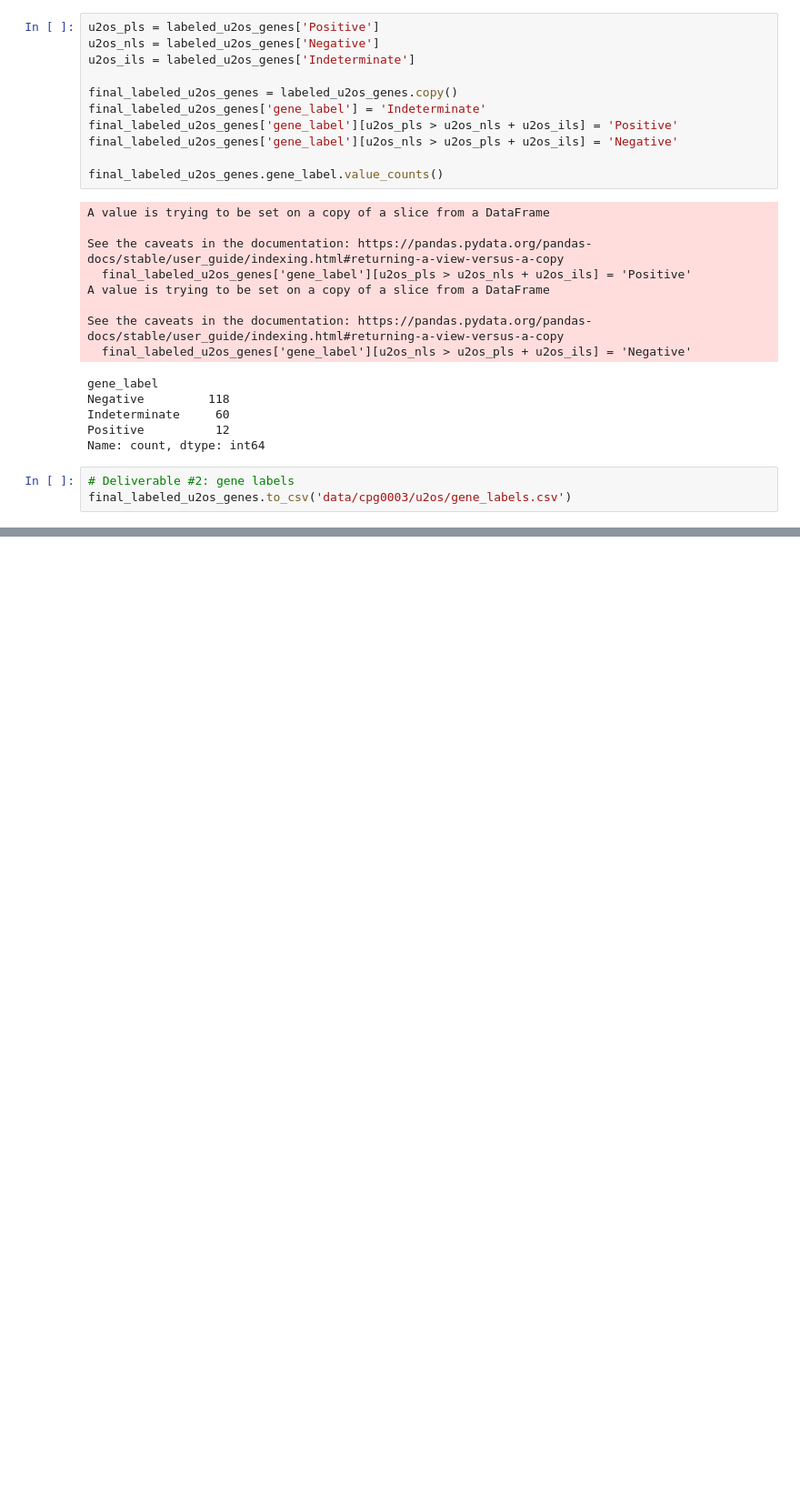
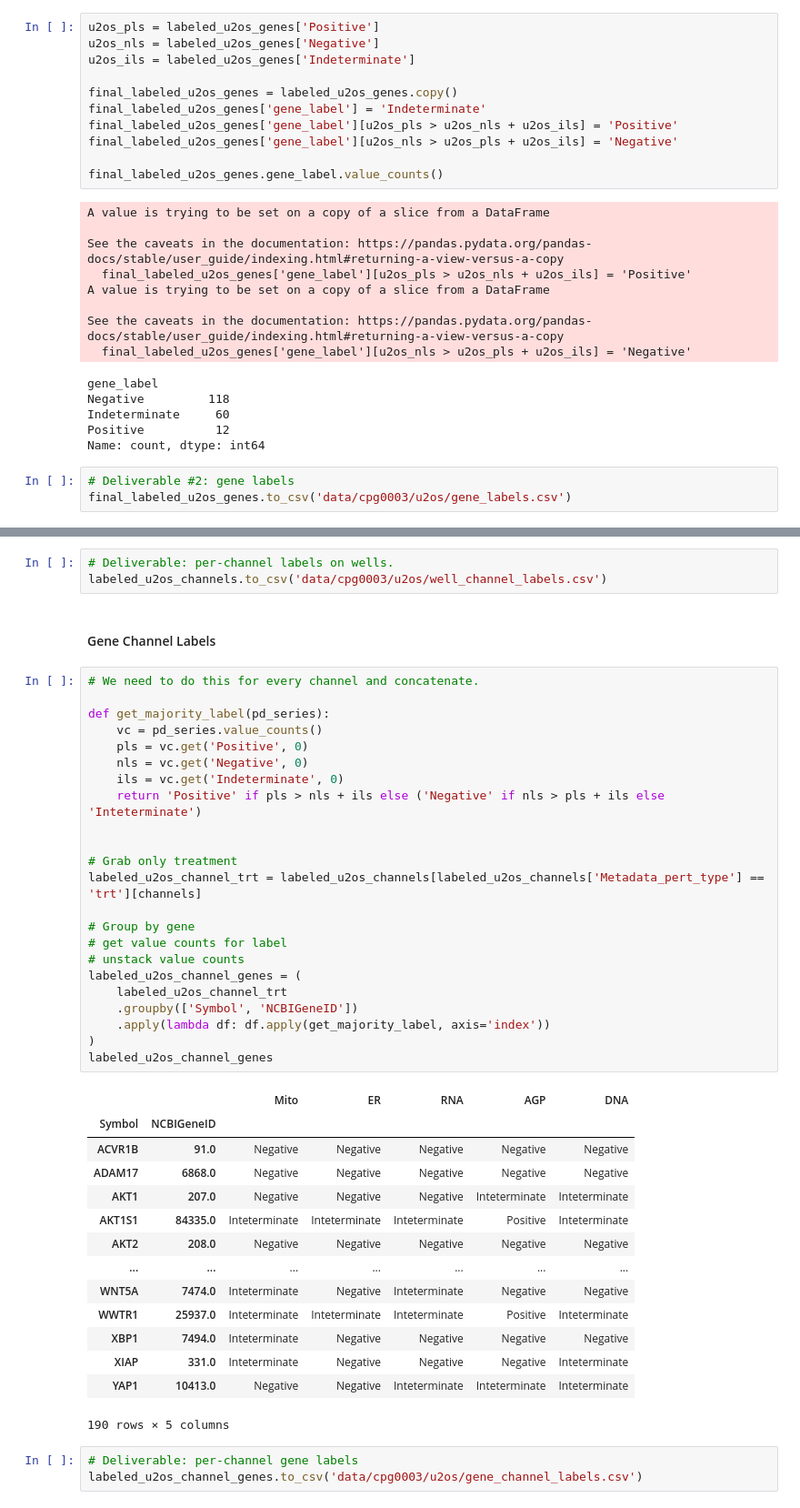
Before and after one commit to Craven-Biostat-Lab/morphology-prediction, a Jupyter notebook: data-loading-cpg0003.ipynb, the cells around one changed output, grey strips where cells are left out. Shown: that part at 91% size. Saved outputs shown, nothing was run; the diff lists cells and outputs as text; blank space fills up the shorter version.

```diff
--- a/data-loading-cpg0003.ipynb
+++ b/data-loading-cpg0003.ipynb
@@ -652,0 +748,46 @@ final_labeled_u2os_genes.to_csv('data/cpg0003/u2os/gene_labels.csv')
+# %%
+# Deliverable: per-channel labels on wells.
+labeled_u2os_channels.to_csv('data/cpg0003/u2os/well_channel_labels.csv')
+# %% [markdown]
+#### Gene Channel Labels
+# %%
+# We need to do this for every channel and concatenate.
+
+def get_majority_label(pd_series):
+    vc = pd_series.value_counts()
+    pls = vc.get('Positive', 0)
+    nls = vc.get('Negative', 0)
+    ils = vc.get('Indeterminate', 0)
+    return 'Positive' if pls > nls + ils else ('Negative' if nls > pls + ils else 'Inteterminate')
+
+
+# Grab only treatment
+labeled_u2os_channel_trt = labeled_u2os_channels[labeled_u2os_channels['Metadata_pert_type'] == 'trt'][channels]
+
+# Group by gene
+# get value counts for label
+# unstack value counts
+labeled_u2os_channel_genes = (
+    labeled_u2os_channel_trt
+    .groupby(['Symbol', 'NCBIGeneID'])
+    .apply(lambda df: df.apply(get_majority_label, axis='index'))
+)
+labeled_u2os_channel_genes
+# %% [output]
+|  |  | Mito | ER | RNA | AGP | DNA |
+| Symbol | NCBIGeneID |  |  |  |  |  |
+| ACVR1B | 91.0 | Negative | Negative | Negative | Negative | Negative |
+| ADAM17 | 6868.0 | Negative | Negative | Negative | Negative | Negative |
+| AKT1 | 207.0 | Negative | Negative | Negative | Inteterminate | Inteterminate |
+| AKT1S1 | 84335.0 | Inteterminate | Inteterminate | Inteterminate | Positive | Inteterminate |
+| AKT2 | 208.0 | Negative | Negative | Negative | Negative | Negative |
+| ... | ... | ... | ... | ... | ... | ... |
+| WNT5A | 7474.0 | Inteterminate | Negative | Inteterminate | Negative | Negative |
+| WWTR1 | 25937.0 | Inteterminate | Inteterminate | Inteterminate | Positive | Inteterminate |
+| XBP1 | 7494.0 | Inteterminate | Negative | Negative | Negative | Negative |
+| XIAP | 331.0 | Inteterminate | Negative | Negative | Negative | Inteterminate |
+| YAP1 | 10413.0 | Negative | Negative | Inteterminate | Inteterminate | Inteterminate |
+190 rows × 5 columns
+# %%
+# Deliverable: per-channel gene labels
+labeled_u2os_channel_genes.to_csv('data/cpg0003/u2os/gene_channel_labels.csv')
```
Also changed, not shown: parts of 7 cells of this notebook.
